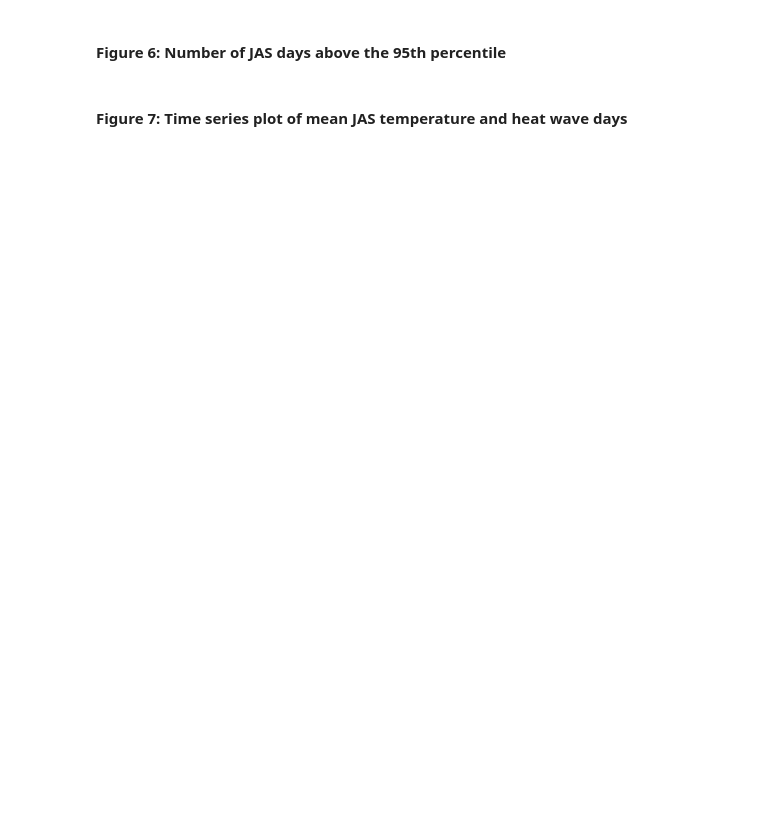
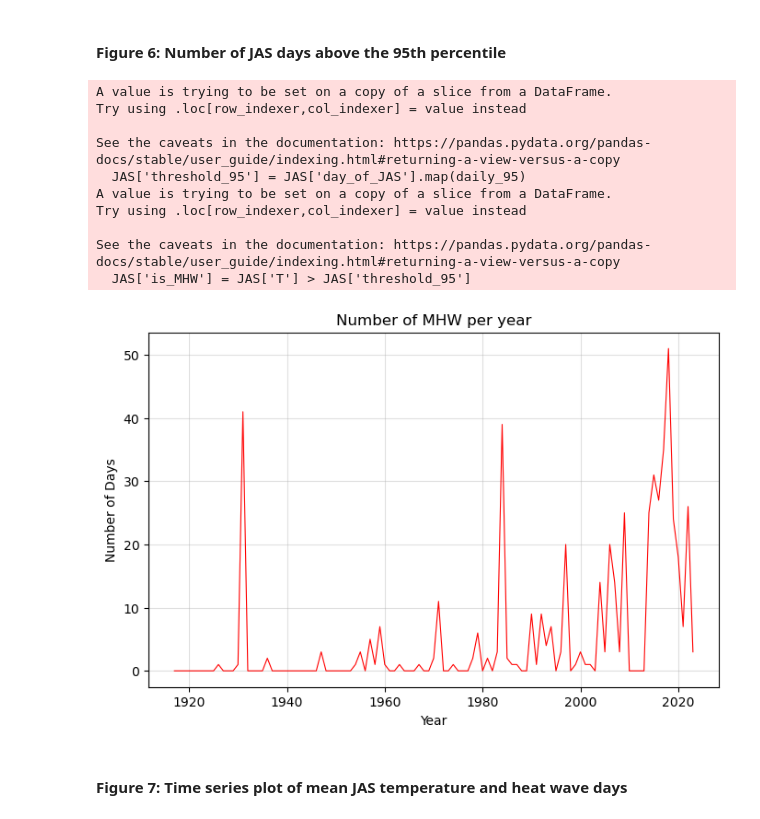
Before and after one commit to isidora-rojas/SIO175_DataAnalysis, a Jupyter notebook: Module_1/assignment1.ipynb, the cells around one changed output. Cells and saved outputs as stored; diff of their text form; code cells hidden in the pictures; blank space fills up the shorter version.

```diff
--- a/Module_1/assignment1.ipynb
+++ b/Module_1/assignment1.ipynb
@@ -158,4 +161,37 @@ ValueError: x and y must have same first dimension, but have shapes (92,) and (9
 # %% [markdown]
 #### **Figure 6:** Number of JAS days above the 95th percentile
+# %%
+# compute 95th percentile for each day of the season
+daily_95 = JAS.groupby('day_of_JAS')['T'].quantile(0.95)
+
+# add a column that tells us the cutoff for each day
+JAS['threshold_95'] = JAS['day_of_JAS'].map(daily_95)
+
+# decide whether MHW or not
+JAS['is_MHW'] = JAS['T'] > JAS['threshold_95']
+
+
+num_of_mhw = JAS.groupby('year')['is_MHW'].sum()
+
+fig, ax = plt.subplots(figsize = (8,5))
+
+ax.plot(num_of_mhw.index, num_of_mhw.values, color='r', linewidth=0.8)
+
+ax.set_title('Number of MHW per year')
+ax.set_xlabel('Year')
+ax.set_ylabel('Number of Days')
+ax.grid(True, alpha = 0.4)
+# %% [output]
+A value is trying to be set on a copy of a slice from a DataFrame.
+Try using .loc[row_indexer,col_indexer] = value instead
+
+See the caveats in the documentation: https://pandas.pydata.org/pandas-docs/stable/user_guide/indexing.html#returning-a-view-versus-a-copy
+  JAS['threshold_95'] = JAS['day_of_JAS'].map(daily_95)
+A value is trying to be set on a copy of a slice from a DataFrame.
+Try using .loc[row_indexer,col_indexer] = value instead
+
+See the caveats in the documentation: https://pandas.pydata.org/pandas-docs/stable/user_guide/indexing.html#returning-a-view-versus-a-copy
+  JAS['is_MHW'] = JAS['T'] > JAS['threshold_95']
+[figure, added]
 # %% [markdown]
 #### **Figure 7:** Time series plot of mean JAS temperature and heat wave days
```
Also changed, not shown: parts of 3 cells of this notebook.
